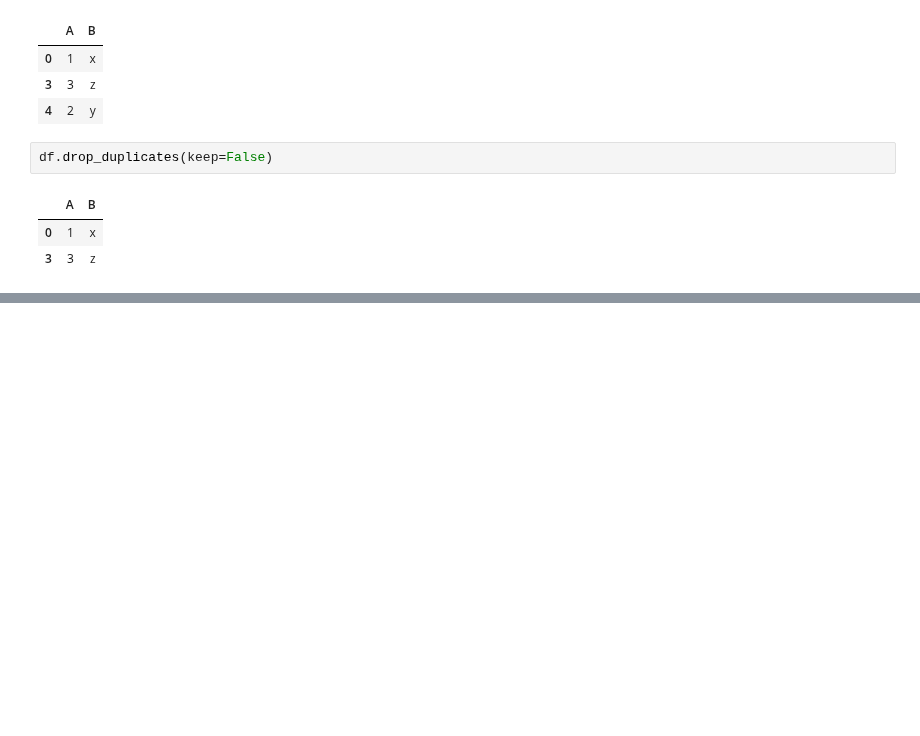
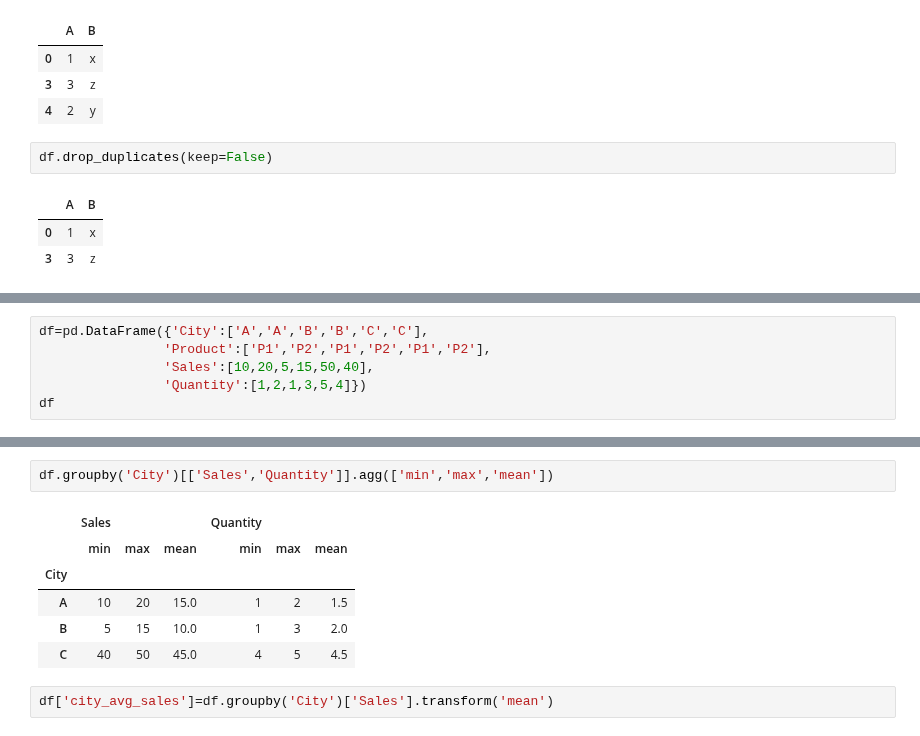
Before and after one commit to Masireddyvamshi/Exploratory_Data_Analysis, a Jupyter notebook: PandasYT.ipynb, the cells around one changed output, grey strips where cells are left out. Cells and saved outputs as stored; diff of their text form; blank space fills up the shorter version.

```diff
--- a/PandasYT.ipynb
+++ b/PandasYT.ipynb
@@ -3521,0 +3866,6 @@ df.drop_duplicates(keep=False)
+# %%
+df=pd.DataFrame({'City':['A','A','B','B','C','C'],
+                'Product':['P1','P2','P1','P2','P1','P2'],
+                'Sales':[10,20,5,15,50,40],
+                'Quantity':[1,2,1,3,5,4]})
+df
@@ -3521,0 +3887,11 @@ df.drop_duplicates(keep=False)
+# %%
+df.groupby('City')[['Sales','Quantity']].agg(['min','max','mean'])
+# %% [output]
+|  | Sales |  |  | Quantity |  |  |
+|  | min | max | mean | min | max | mean |
+| City |  |  |  |  |  |  |
+| A | 10 | 20 | 15.0 | 1 | 2 | 1.5 |
+| B | 5 | 15 | 10.0 | 1 | 3 | 2.0 |
+| C | 40 | 50 | 45.0 | 4 | 5 | 4.5 |
+# %%
+df['city_avg_sales']=df.groupby('City')['Sales'].transform('mean')
```
Also changed, not shown: parts of 42 cells of this notebook.
